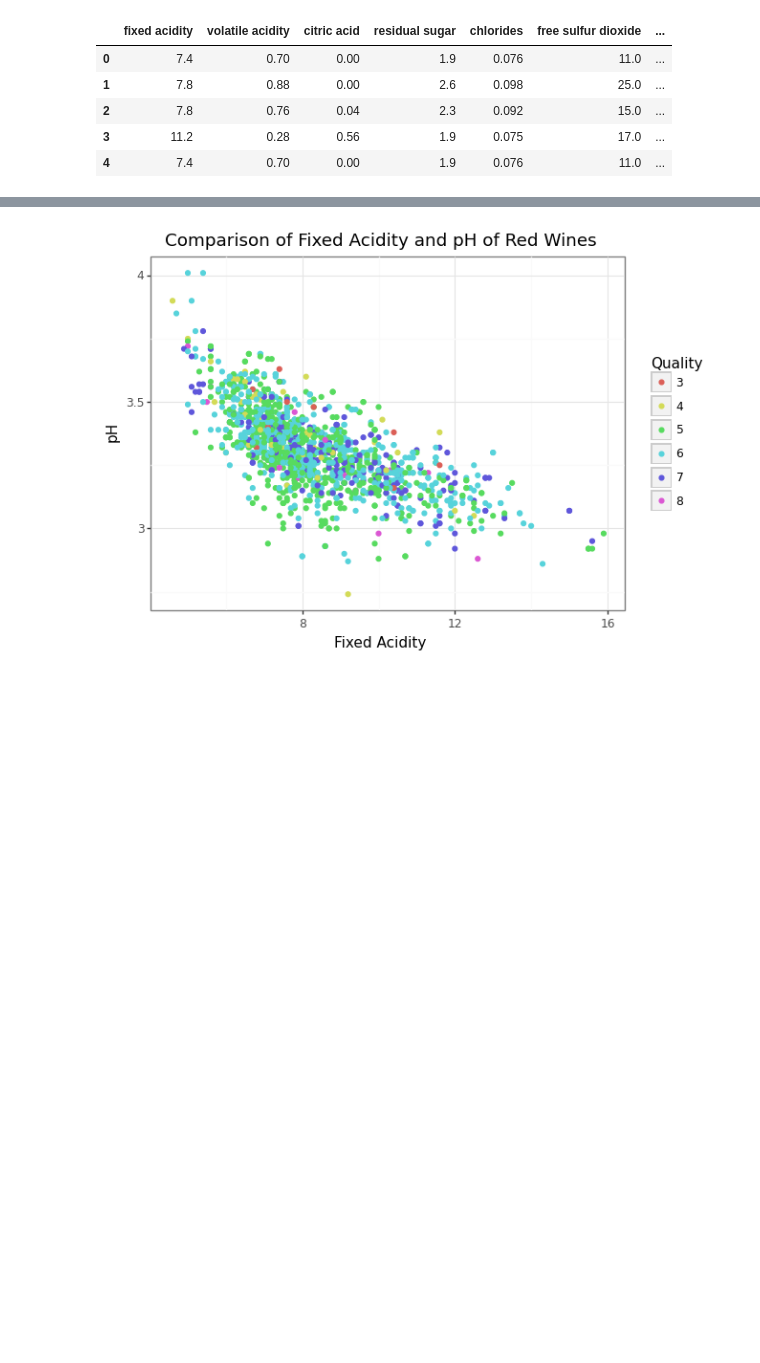
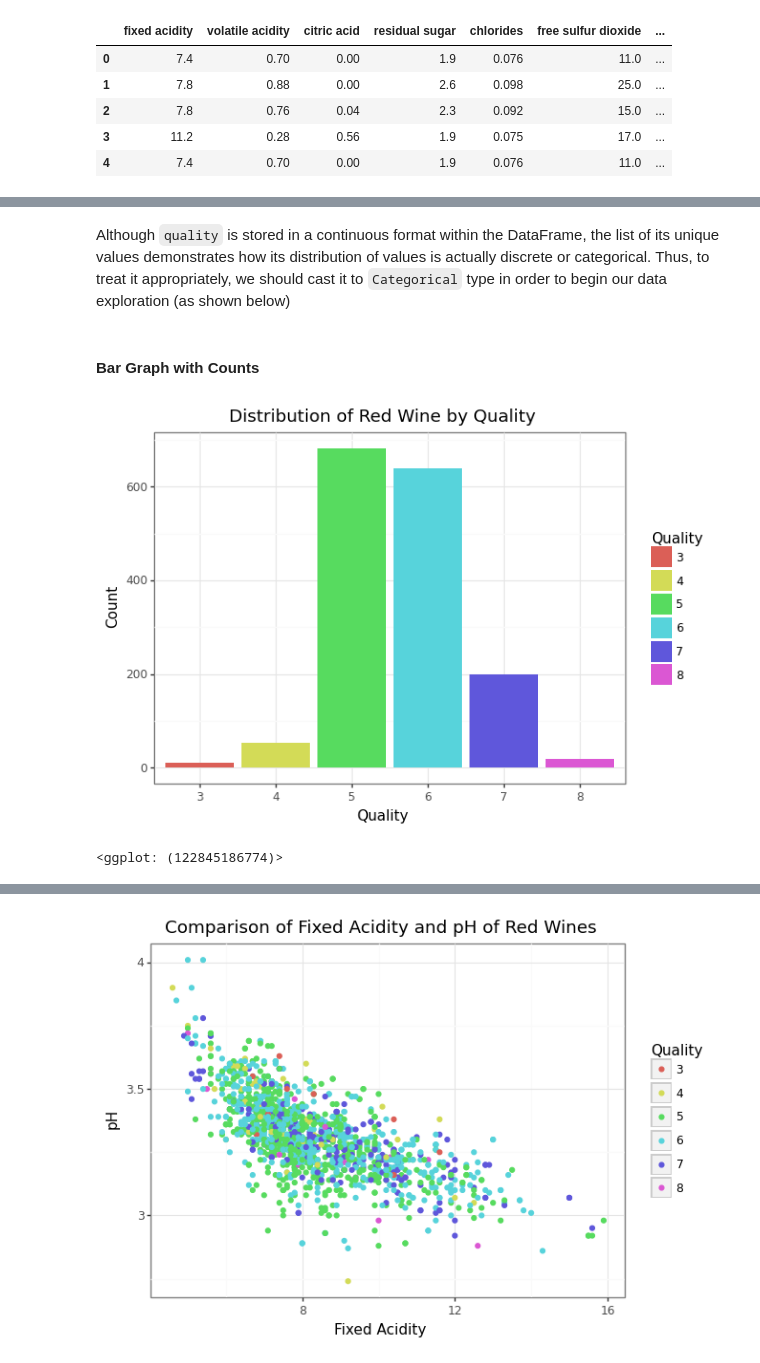
Before and after one commit to zopalmer14/Red-Wine-Python-DS-Practice, a Jupyter notebook: red_wine_eda.ipynb, the cells around one changed output, grey strips where cells are left out. Saved outputs shown, nothing was run; the diff lists cells and outputs as text; code cells hidden in the pictures; blank space fills up the shorter version.

Commit message:
feat: added bar graphs for categorical EDA (currently struggling with color manipulation)

```diff
--- a/red_wine_eda.ipynb
+++ b/red_wine_eda.ipynb
@@ -112,0 +143,15 @@ wine_df.tail()
+# %% [markdown]
+Although `quality` is stored in a continuous format within the DataFrame, the list of its unique values demonstrates how its distribution of values is actually discrete or categorical. Thus, to treat it appropriately, we should cast it to `Categorical` type in order to begin our data exploration (as shown below)
+# %%
+# convert quality to categorical
+wine_df['quality'] = wine_df['quality'].astype('category')
+# %% [markdown]
+#### Bar Graph with Counts
+# %%
+(ggplot(wine_df, aes('quality', fill = 'quality'))
+ + geom_bar()
+ + theme_bw()
+ + labs(title = 'Distribution of Red Wine by Quality', x = 'Quality', y = 'Count', fill = 'Quality'))
+# %% [output]
+[figure, added]
+<ggplot: (122845186774)>
```
Also changed, not shown: parts of 16 cells of this notebook.
